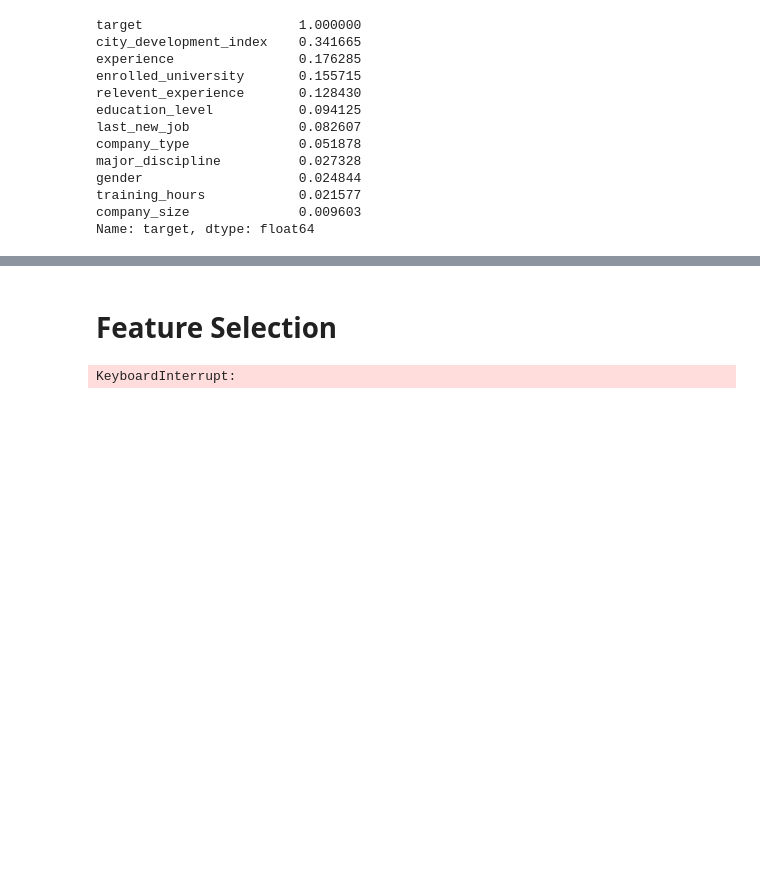
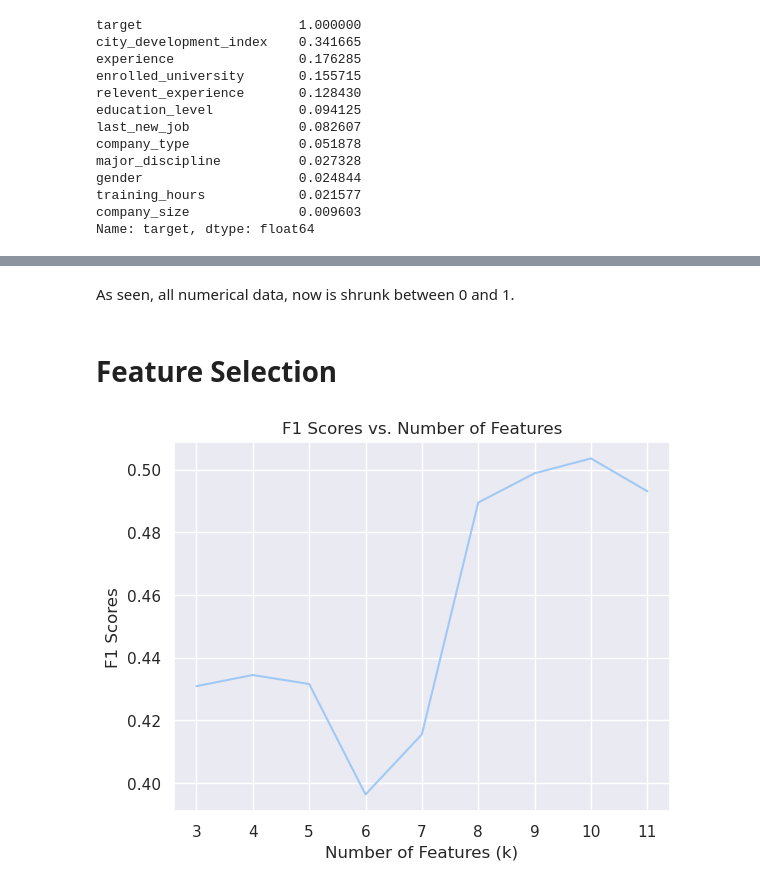
Before and after one commit to grumpycatyo-collab/ubiquitous-test, a Jupyter notebook: main.ipynb, the cells around one changed output, grey strips where cells are left out. Cells and saved outputs as stored; diff of their text form; code cells hidden in the pictures; blank space fills up the shorter version.

Commit message:
feat: add model selection, feature engineering

```diff
--- a/main.ipynb
+++ b/main.ipynb
@@ -372,0 +442,5 @@ Name: target, dtype: float64
+# %%
+scaler = MinMaxScaler()
+numerical_columns = [col for col in df.columns if col not in categorical_columns]
+scaled_data = scaler.fit_transform(df[numerical_columns])
+df[numerical_columns] = scaled_data
@@ -373,2 +463,4 @@ Name: target, dtype: float64
+# %% [markdown]
+As seen, all numerical data, now is shrunk between 0 and 1.
 # %% [markdown]
 # Feature Selection
@@ -387,37 +467,39 @@ def evaluate(X,y,model):
 # %%
 from sklearn.feature_selection import SelectKBest, chi2
 from sklearn.model_selection import train_test_split
 from sklearn.linear_model import LogisticRegression
 from sklearn.ensemble import RandomForestClassifier
 from sklearn.metrics import f1_score
 import matplotlib.pyplot as plt
-from crucio import SMOTEENN
-warnings.filterwarnings("ignore")
+from sklearn.metrics import ConfusionMatrixDisplay
 
 X = df.drop('target', axis=1)
 y = df['target']
 
-X_train, X_test, y_train, y_test = train_test_split(X, y, test_size=0.2, random_state=42)
+classifier = RandomForestClassifier()
 
-classifier = RandomForestClassifier()
-scores = []
-k_values = range(3, len(X.columns) + 1)
+def calculate_f1(X, y, classifier):
+    X_train, X_test, y_train, y_test = train_test_split(X, y, test_size=0.2, random_state=42)
+    f1_scores = []
+    k_values = range(3, len(X.columns) + 1)
 
-for k in k_values:
-    selected_features = SelectKBest(chi2, k=k).fit(X_train, y_train)
-    X_train_selected = selected_features.transform(X_train)
-    X_test_selected = selected_features.transform(X_test)
-    classifier.fit(X_train_selected, y_train)
+    for k in k_values:
+        selected_features = SelectKBest(score_func = chi2, k=k).fit(X_train, y_train)
+        X_train_selected = selected_features.transform(X_train)
+        X_test_selected = selected_features.transform(X_test)
+        classifier.fit(X_train_selected, y_train)
 
-    y_pred = classifier.predict(X_test_selected)
-    f1 = f1_score(y_test, y_pred)
+        y_pred = classifier.predict(X_test_selected)
+        f1 = f1_score(y_test, y_pred)
 
-    f1_scores.append(f1)
+        f1_scores.append(f1)
+    return k_values, f1_scores
 
+k_values, f1_scores = calculate_f1(X, y, classifier)
 plt.plot(k_values, f1_scores)
 plt.xlabel('Number of Features (k)')
-plt.ylabel('F1 Score')
-plt.title('F1 Score vs. Number of Features')
+plt.ylabel('F1 Scores')
+plt.title('F1 Scores vs. Number of Features')
 plt.show()
 # %% [output]
-KeyboardInterrupt:
+[figure, added]
```
Also changed, not shown: parts of 22 cells of this notebook, 2 other files.
